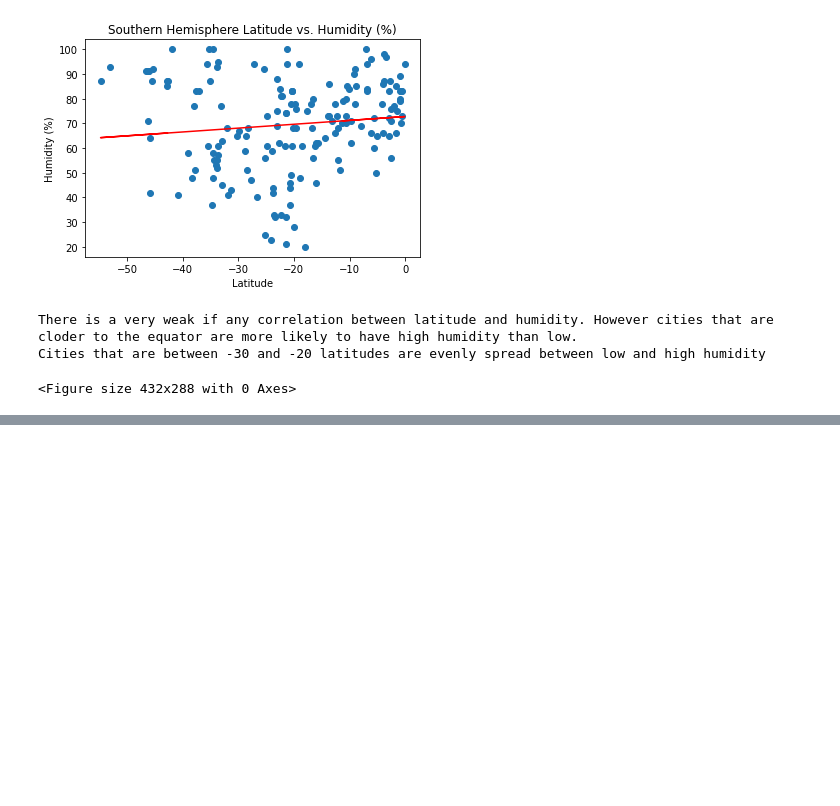
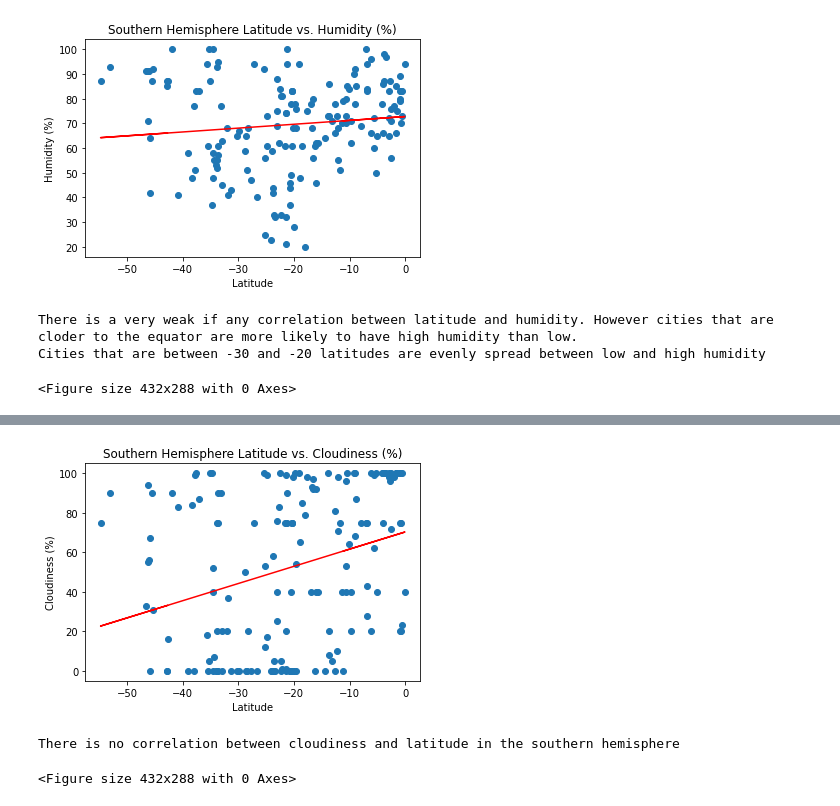
Before and after one commit to Caleman34/Python-API-challenge, a Jupyter notebook: WeatherPy/WeatherPy.ipynb, the cells around one changed output, grey strips where cells are left out. Cells and saved outputs as stored; diff of their text form; code cells hidden in the pictures; blank space fills up the shorter version.

```diff
--- a/WeatherPy/WeatherPy.ipynb
+++ b/WeatherPy/WeatherPy.ipynb
@@ -368,0 +371,23 @@ print("Cities that are between -30 and -20 latitudes are evenly spread between l
+# %%
+# sh- hum v lat
+x_values = southern_df["Latitude"]
+y_values = southern_df["Cloudiness (%)"]
+(slope, intercept, rvalue, pvalue, stderr) = linregress(x_values, y_values)
+regress_values = x_values * slope + intercept
+line_eq = "y = " + str(round(slope,2)) + "x + " + str(round(intercept,2))
+plt.scatter(x_values,y_values)
+plt.plot(x_values,regress_values,"r-")
+plt.annotate(line_eq,(6,10),fontsize=15,color="red")
+plt.title("Southern Hemisphere Latitude vs. Cloudiness (%)")
+plt.xlabel("Latitude")
+plt.ylabel("Cloudiness (%)")
+plt.show()
+
+# save figure
+plt.savefig("Analysis/WeatherAPI/sh_cloud_v_lat.png")
+
+print("There is no correlation between cloudiness and latitude in the southern hemisphere")
+# %% [output]
+[figure, added]
+There is no correlation between cloudiness and latitude in the southern hemisphere
+<Figure size 432x288 with 0 Axes>
```
Also changed, not shown: parts of 2 cells of this notebook, 3 other files.
